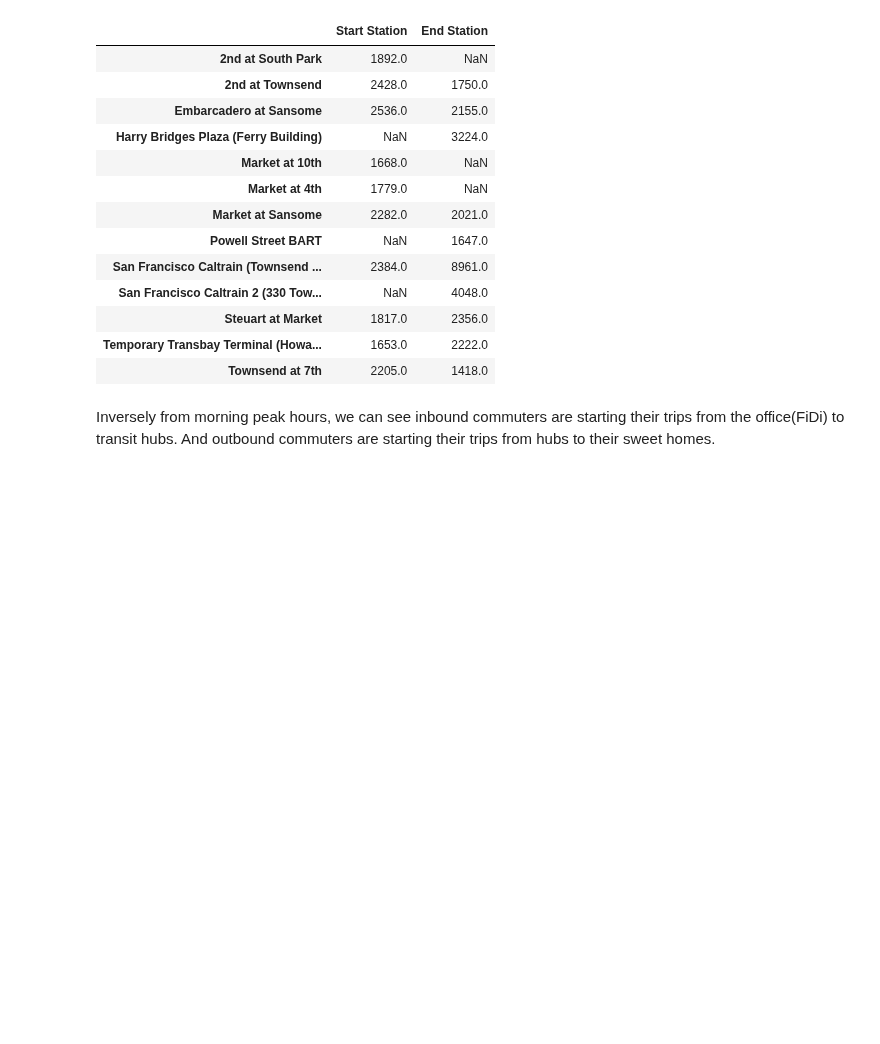
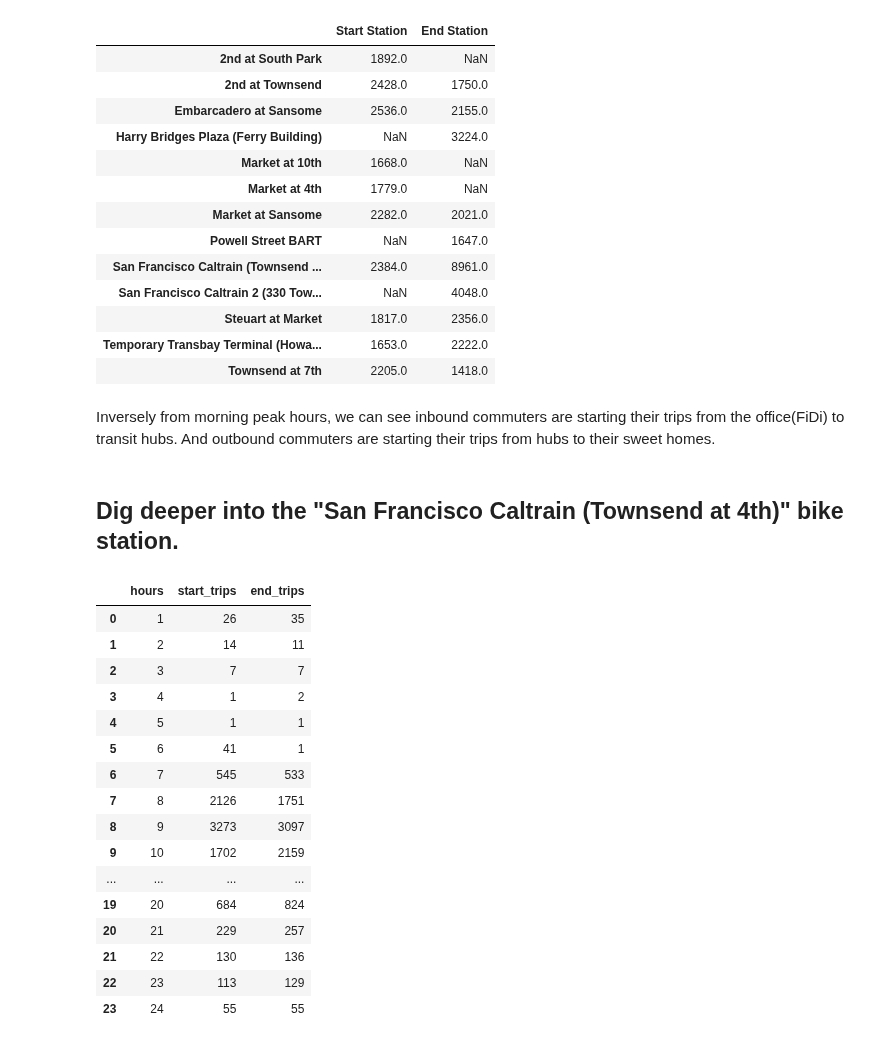
Before and after one commit to kiwiweiji/Personal-Practice, a Jupyter notebook: LDA_Bikesharing.ipynb, the cells around one changed output. Cells and saved outputs as stored; diff of their text form; code cells hidden in the pictures; blank space fills up the shorter version.

```diff
--- a/LDA_Bikesharing.ipynb
+++ b/LDA_Bikesharing.ipynb
@@ -414,3 +417,36 @@ Name: End Station, dtype: int64
 | Townsend at 7th | 2205.0 | 1418.0 |
 # %% [markdown]
 Inversely from morning peak hours, we can see inbound commuters are starting their trips from the office(FiDi) to transit hubs. And outbound commuters are starting their trips from hubs to their sweet homes.
+# %% [markdown]
+## Dig deeper into the "San Francisco Caltrain (Townsend at 4th)" bike station.
+# %%
+caltrain_s = df1[df1['Start Station'] == "San Francisco Caltrain (Townsend at 4th)"]
+caltrain_e = df1[df1['End Station'] == "San Francisco Caltrain (Townsend at 4th)"]
+# %%
+caltrain_ss = caltrain_s.groupby(['S_dh'])['Trip ID'].count()
+caltrain_se = caltrain_s.groupby(['E_dh'])['Trip ID'].count()
+caltrain_ss1 = pd.Series(caltrain_ss, name='start_trips')
+caltrain_se1 = pd.Series(caltrain_se, name='end_trips')
+hours = np.arange(1,25)
+hours1 = pd.Series(hours, name='hours')
+caltrain = pd.concat([hours1, caltrain_ss1, caltrain_se1], axis=1)
+
+caltrain
+# %% [output]
+|  | hours | start_trips | end_trips |
+| 0 | 1 | 26 | 35 |
+| 1 | 2 | 14 | 11 |
+| 2 | 3 | 7 | 7 |
+| 3 | 4 | 1 | 2 |
+| 4 | 5 | 1 | 1 |
+| 5 | 6 | 41 | 1 |
+| 6 | 7 | 545 | 533 |
+| 7 | 8 | 2126 | 1751 |
+| 8 | 9 | 3273 | 3097 |
+| 9 | 10 | 1702 | 2159 |
+| ... | ... | ... | ... |
+| 19 | 20 | 684 | 824 |
+| 20 | 21 | 229 | 257 |
+| 21 | 22 | 130 | 136 |
+| 22 | 23 | 113 | 129 |
+| 23 | 24 | 55 | 55 |
```
Also changed, not shown: parts of 6 cells of this notebook.
